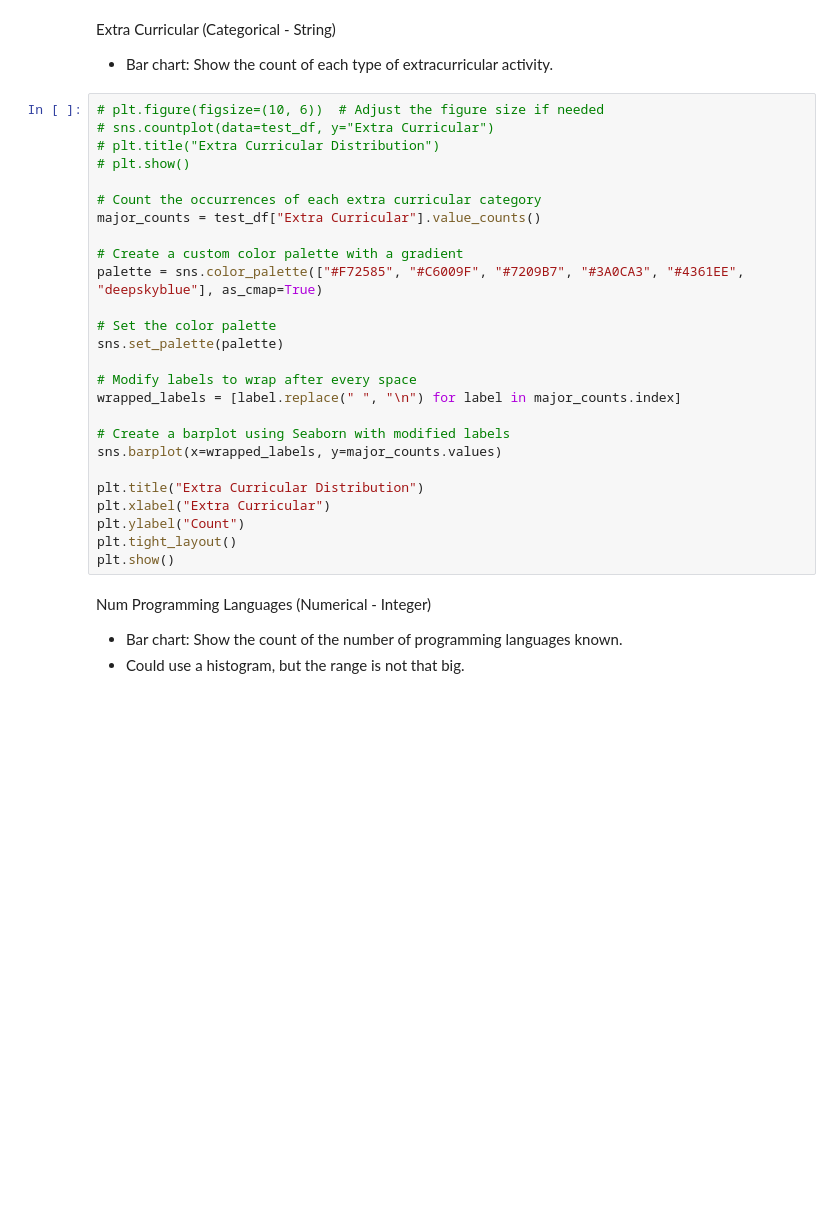
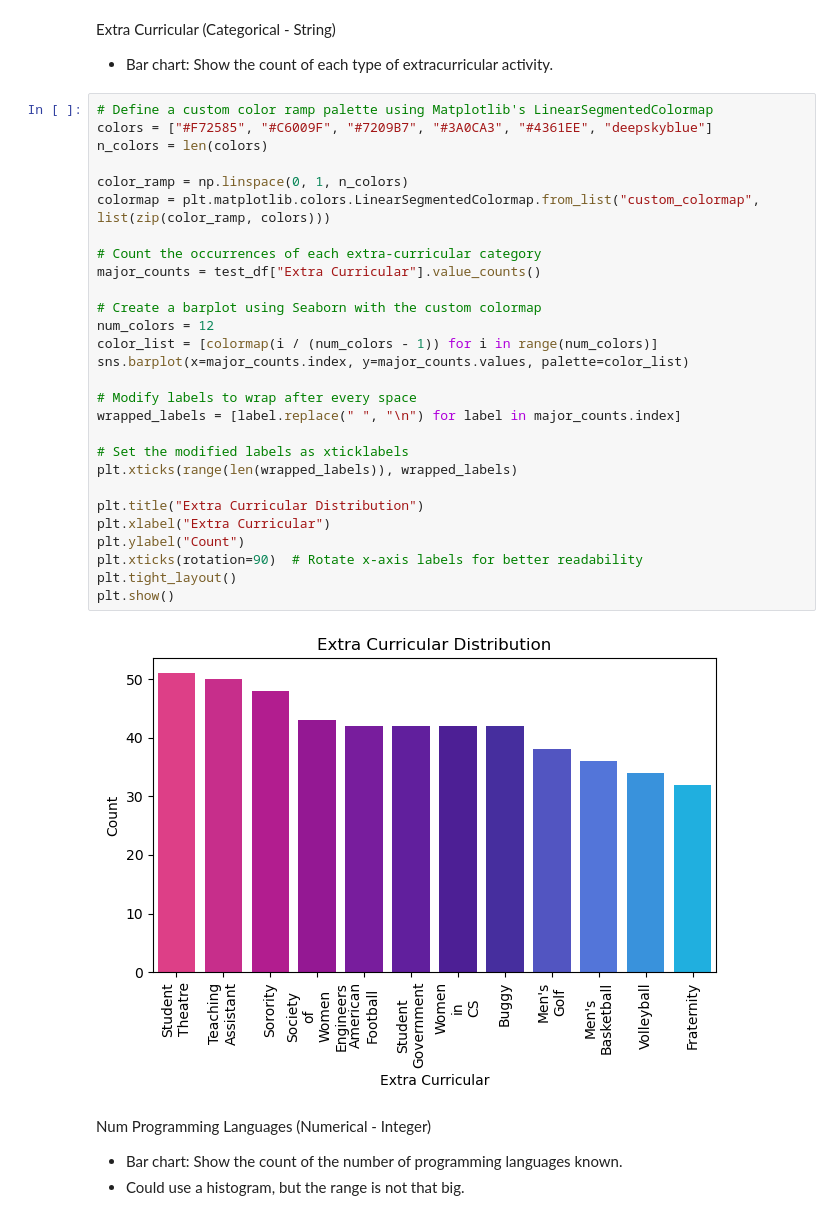
Before and after one commit to CMU-17313Q/fall23-nodebb-just-relax-2, a Jupyter notebook: career-model/model-evaluation.ipynb, the cells around one changed output. Saved outputs shown, nothing was run; the diff lists cells and outputs as text; blank space fills up the shorter version.

Commit message:
made color ramp and a distribution for extra curriculars

```diff
--- a/career-model/model-evaluation.ipynb
+++ b/career-model/model-evaluation.ipynb
@@ -253,32 +254,36 @@ plt.show()
 # %% [markdown]
 Extra Curricular (Categorical - String)
 - Bar chart: Show the count of each type of extracurricular activity.
-# %%
-# plt.figure(figsize=(10, 6))  # Adjust the figure size if needed
-# sns.countplot(data=test_df, y="Extra Curricular")
-# plt.title("Extra Curricular Distribution")
-# plt.show()
-
-# Count the occurrences of each extra curricular category
-major_counts = test_df["Extra Curricular"].value_counts()
-
-# Create a custom color palette with a gradient
-palette = sns.color_palette(["#F72585", "#C6009F", "#7209B7", "#3A0CA3", "#4361EE", "deepskyblue"], as_cmap=True)
-
-# Set the color palette
-sns.set_palette(palette)
-
-# Modify labels to wrap after every space
-wrapped_labels = [label.replace(" ", "\n") for label in major_counts.index]
-
-# Create a barplot using Seaborn with modified labels
-sns.barplot(x=wrapped_labels, y=major_counts.values)
-
-plt.title("Extra Curricular Distribution")
-plt.xlabel("Extra Curricular")
-plt.ylabel("Count")
-plt.tight_layout()
-plt.show()
+# %%
+# Define a custom color ramp palette using Matplotlib's LinearSegmentedColormap
+colors = ["#F72585", "#C6009F", "#7209B7", "#3A0CA3", "#4361EE", "deepskyblue"]
+n_colors = len(colors)
+
+color_ramp = np.linspace(0, 1, n_colors)
+colormap = plt.matplotlib.colors.LinearSegmentedColormap.from_list("custom_colormap", list(zip(color_ramp, colors)))
+
+# Count the occurrences of each extra-curricular category
+major_counts = test_df["Extra Curricular"].value_counts()
+
+# Create a barplot using Seaborn with the custom colormap
+num_colors = 12
+color_list = [colormap(i / (num_colors - 1)) for i in range(num_colors)]
+sns.barplot(x=major_counts.index, y=major_counts.values, palette=color_list)
+
+# Modify labels to wrap after every space
+wrapped_labels = [label.replace(" ", "\n") for label in major_counts.index]
+
+# Set the modified labels as xticklabels
+plt.xticks(range(len(wrapped_labels)), wrapped_labels)
+
+plt.title("Extra Curricular Distribution")
+plt.xlabel("Extra Curricular")
+plt.ylabel("Count")
+plt.xticks(rotation=90)  # Rotate x-axis labels for better readability
+plt.tight_layout()
+plt.show()
+# %% [output]
+[figure, added]
 # %% [markdown]
 Num Programming Languages (Numerical - Integer)
 - Bar chart: Show the count of the number of programming languages known.
```
Also changed, not shown: parts of 1 cell of this notebook.
